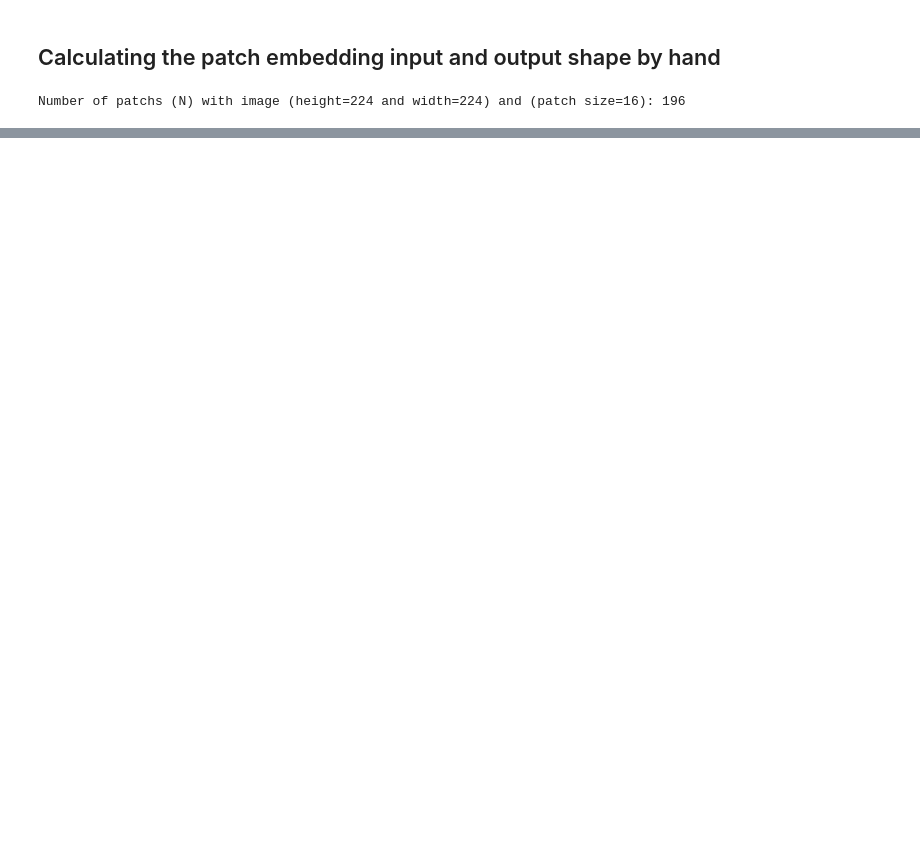
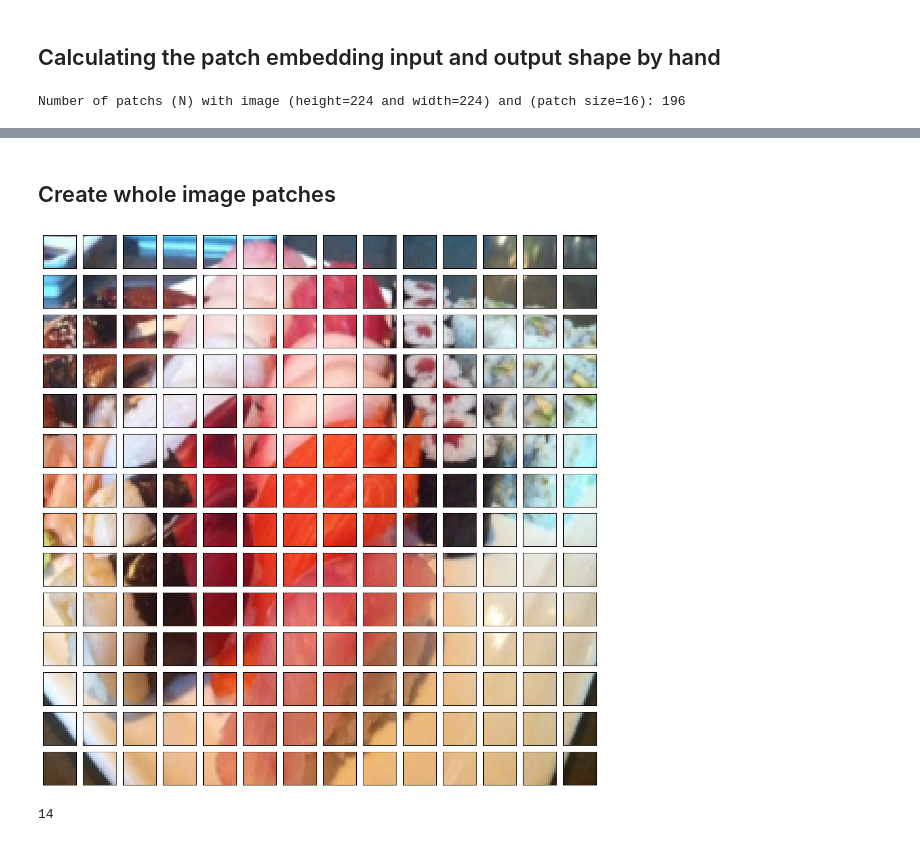
Before and after one commit to MuhammadAbuBakarQureshi/Machine-Learning, a Jupyter notebook: PyTorch/14-Transformers-Replicating-Paper.ipynb, the cells around one changed output, grey strips where cells are left out. Cells and saved outputs as stored; diff of their text form; code cells hidden in the pictures; blank space fills up the shorter version.

```diff
--- a/PyTorch/14-Transformers-Replicating-Paper.ipynb
+++ b/PyTorch/14-Transformers-Replicating-Paper.ipynb
@@ -88,0 +148,35 @@ Number of patchs (N) with image (height=224 and width=224) and (patch size=16):
+# %% [markdown]
+## Create whole image patches
+# %%
+patch_size = 16
+
+num_of_patches = width / patch_size
+
+fig, axis = plt.subplots(nrows= height // patch_size,
+                         ncols= width // patch_size,
+                         figsize=(num_of_patches, num_of_patches),
+                         sharex=True,
+                         sharey=True)
+
+
+height_iter_patch = 0
+
+for i in range(0, height//patch_size):
+
+    width_iter_patch = 0
+
+    for j in range(0, width//patch_size):
+
+        axis[i, j].imshow(permuted_image[height_iter_patch:height_iter_patch+patch_size, width_iter_patch: width_iter_patch+patch_size, :])
+        axis[i, j].set_xticks([])
+        axis[i, j].set_yticks([])
+
+        width_iter_patch += patch_size
+
+    height_iter_patch += patch_size
+# %% [output]
+[figure, added]
+# %%
+height//patch_size
+# %% [output]
+14
```
Also changed, not shown: parts of 7 cells of this notebook.
